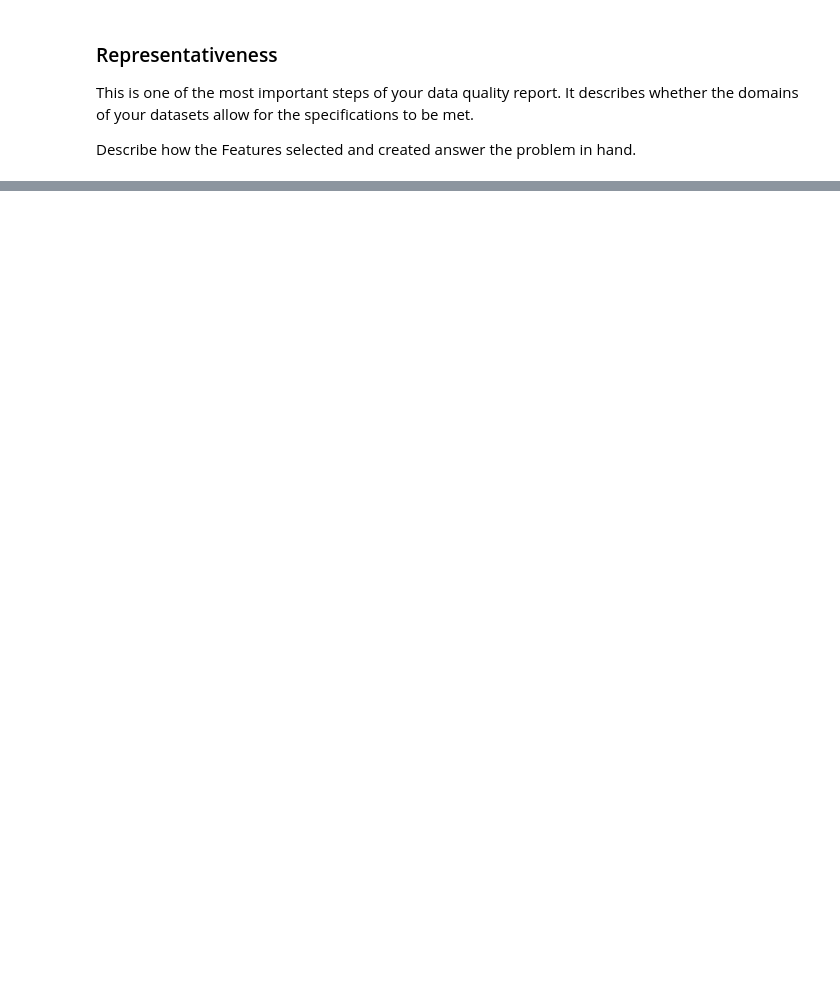
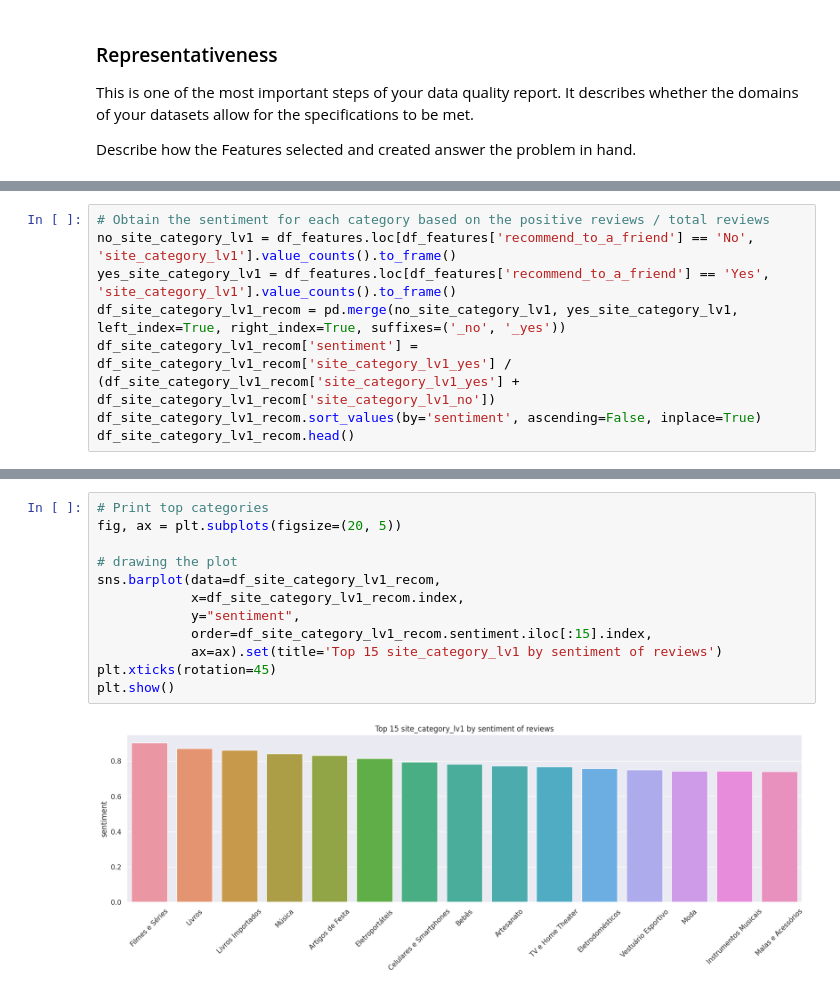
Before and after one commit to gabrielhazeredo/nlp-test-neoway, a Jupyter notebook: analysis/notebooks/data_analysis.ipynb, the cells around one changed output, grey strips where cells are left out. Drawn from its saved outputs; the diff is of its cells as text; blank space fills up the shorter version.

```diff
--- a/analysis/notebooks/data_analysis.ipynb
+++ b/analysis/notebooks/data_analysis.ipynb
@@ -72,0 +198,8 @@ Note that such coverage analysis can be applied for every feature. It is good pr
+# %%
+# Obtain the sentiment for each category based on the positive reviews / total reviews
+no_site_category_lv1 = df_features.loc[df_features['recommend_to_a_friend'] == 'No', 'site_category_lv1'].value_counts().to_frame()
+yes_site_category_lv1 = df_features.loc[df_features['recommend_to_a_friend'] == 'Yes', 'site_category_lv1'].value_counts().to_frame()
+df_site_category_lv1_recom = pd.merge(no_site_category_lv1, yes_site_category_lv1, left_index=True, right_index=True, suffixes=('_no', '_yes'))
+df_site_category_lv1_recom['sentiment'] = df_site_category_lv1_recom['site_category_lv1_yes'] / (df_site_category_lv1_recom['site_category_lv1_yes'] + df_site_category_lv1_recom['site_category_lv1_no'])
+df_site_category_lv1_recom.sort_values(by='sentiment', ascending=False, inplace=True)
+df_site_category_lv1_recom.head()
@@ -72,0 +225,14 @@ Note that such coverage analysis can be applied for every feature. It is good pr
+# %%
+# Print top categories
+fig, ax = plt.subplots(figsize=(20, 5))
+
+# drawing the plot
+sns.barplot(data=df_site_category_lv1_recom,
+            x=df_site_category_lv1_recom.index,
+            y="sentiment",
+            order=df_site_category_lv1_recom.sentiment.iloc[:15].index,
+            ax=ax).set(title='Top 15 site_category_lv1 by sentiment of reviews')
+plt.xticks(rotation=45)
+plt.show()
+# %% [output]
+[figure, added]
```
Also changed, not shown: parts of 39 cells of this notebook, 1 other file.
